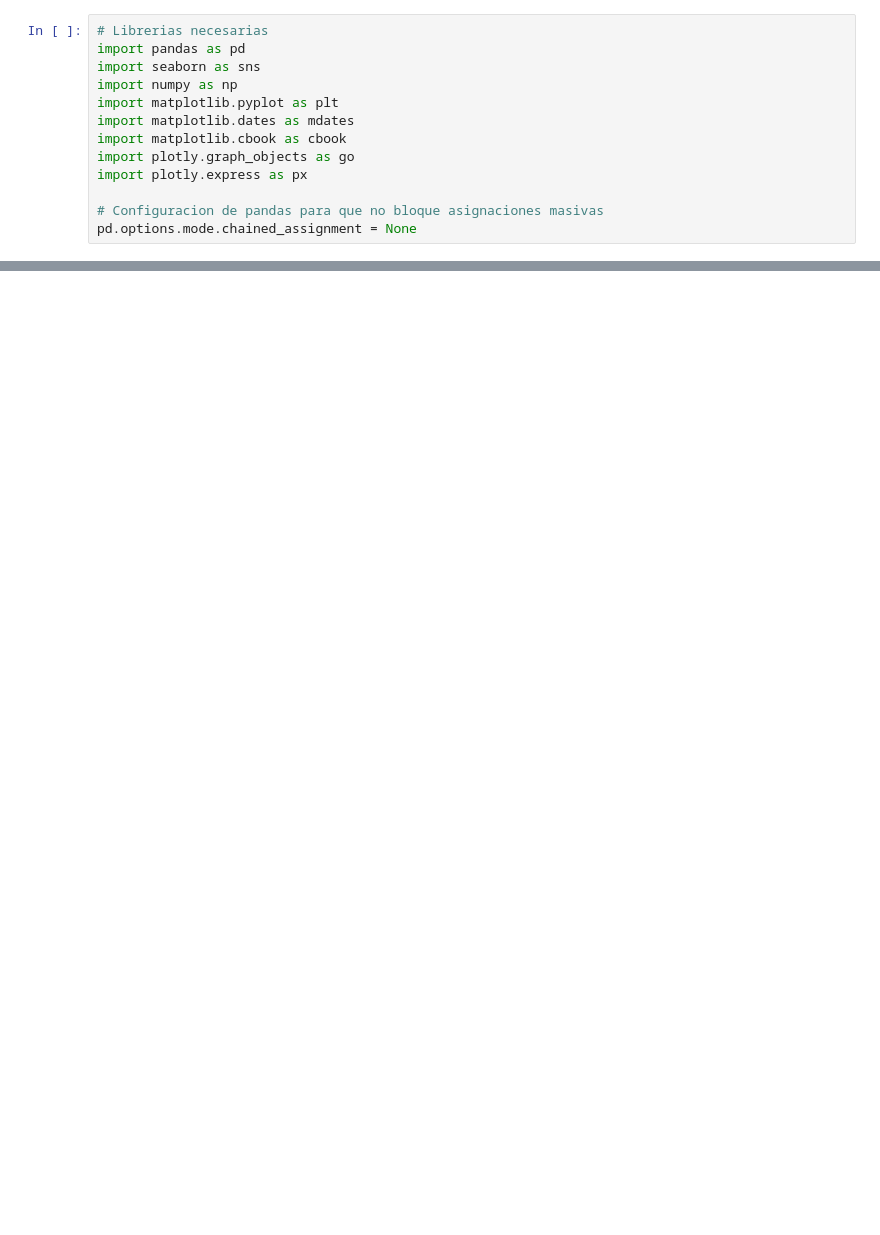
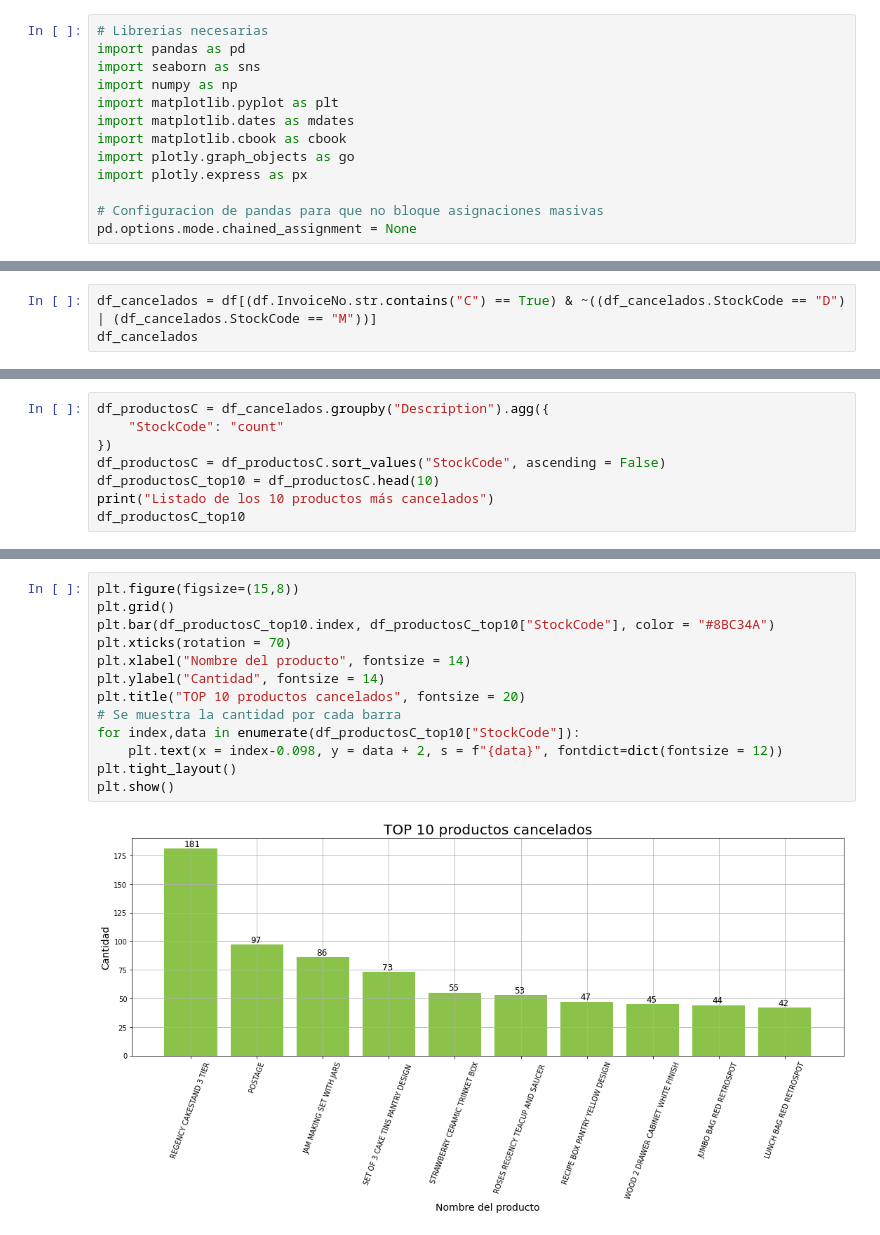
Before and after one commit to cirssax/VisualizacionDatos, a Jupyter notebook: notebooks/P2_EDA.ipynb, the cells around one changed output, grey strips where cells are left out. Cells and saved outputs as stored; diff of their text form; blank space fills up the shorter version.

```diff
--- a/notebooks/P2_EDA.ipynb
+++ b/notebooks/P2_EDA.ipynb
@@ -36,0 +120,3 @@ print("===================================================================")
+# %%
+df_cancelados = df[(df.InvoiceNo.str.contains("C") == True) & ~((df_cancelados.StockCode == "D") | (df_cancelados.StockCode == "M"))]
+df_cancelados
@@ -36,0 +137,8 @@ print("===================================================================")
+# %%
+df_productosC = df_cancelados.groupby("Description").agg({
+    "StockCode": "count"
+})
+df_productosC = df_productosC.sort_values("StockCode", ascending = False)
+df_productosC_top10 = df_productosC.head(10)
+print("Listado de los 10 productos más cancelados")
+df_productosC_top10
@@ -36,0 +159,15 @@ print("===================================================================")
+# %%
+plt.figure(figsize=(15,8))
+plt.grid()
+plt.bar(df_productosC_top10.index, df_productosC_top10["StockCode"], color = "#8BC34A")
+plt.xticks(rotation = 70)
+plt.xlabel("Nombre del producto", fontsize = 14)
+plt.ylabel("Cantidad", fontsize = 14)
+plt.title("TOP 10 productos cancelados", fontsize = 20)
+# Se muestra la cantidad por cada barra
+for index,data in enumerate(df_productosC_top10["StockCode"]):
+    plt.text(x = index-0.098, y = data + 2, s = f"{data}", fontdict=dict(fontsize = 12))
+plt.tight_layout()
+plt.show()
+# %% [output]
+[figure, added]
```
Also changed, not shown: parts of 7 cells of this notebook.
